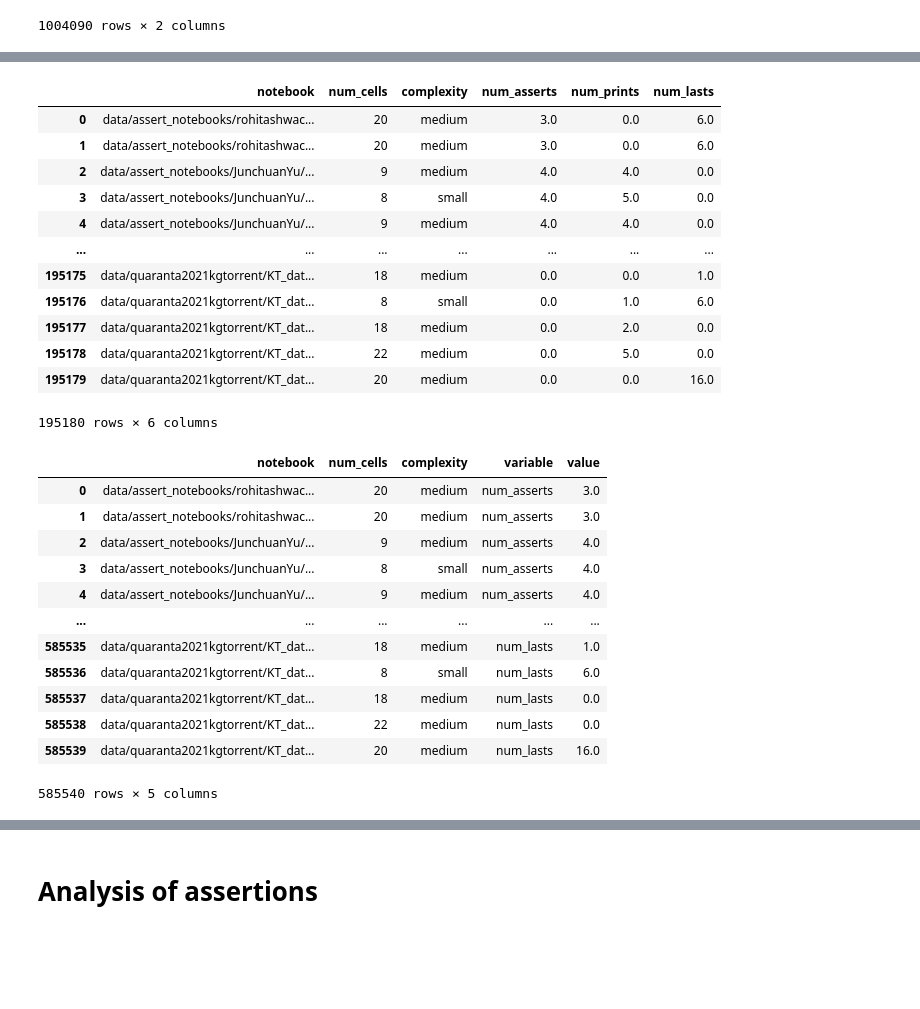
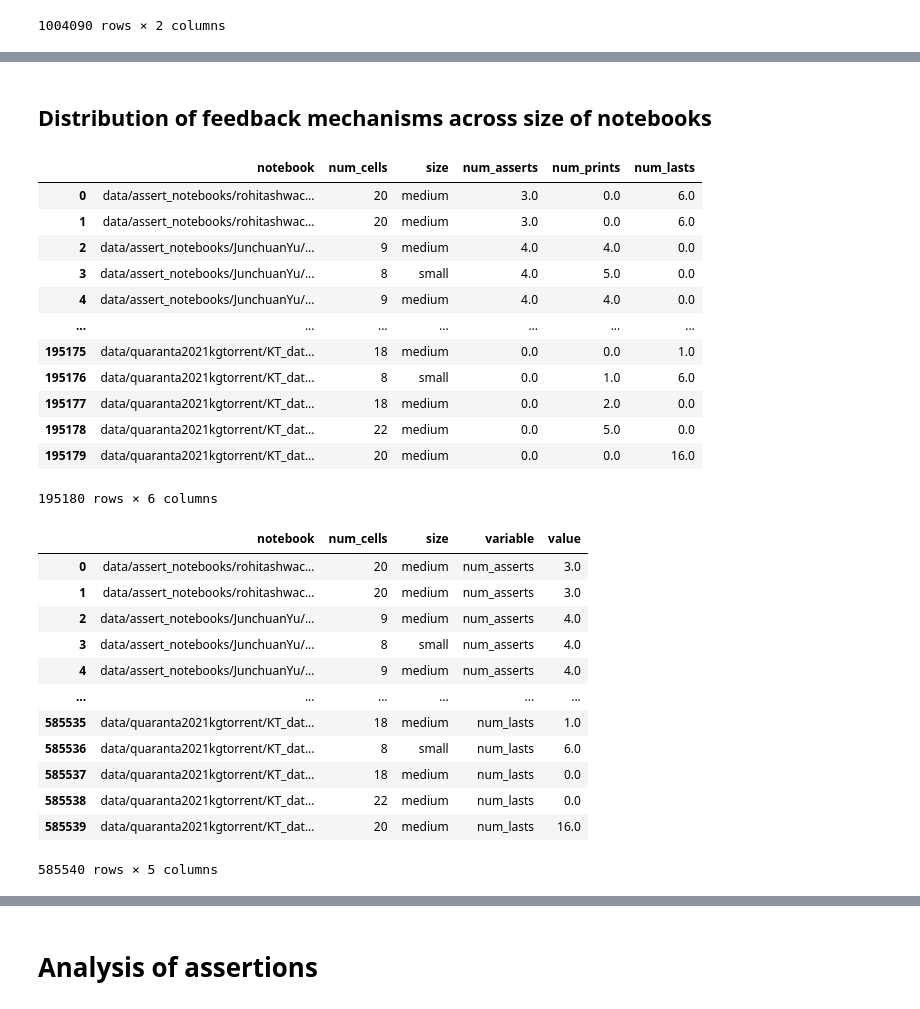
Before and after one commit to arumoy-shome/shome2023notebook, a Jupyter notebook: notebooks/analysis.ipynb, the cells around one changed output, grey strips where cells are left out. Drawn from its saved outputs; the diff is of its cells as text; code cells hidden in the pictures; blank space fills up the shorter version.

```diff
--- a/notebooks/analysis.ipynb
+++ b/notebooks/analysis.ipynb
@@ -19,8 +15,8 @@ stats = pd.read_csv(
 ).reset_index(drop=True)
 stats = stats.loc[stats["num_cells"] > 0].reset_index(drop=True)
 
-def assign_complexity(value, p25, p75):
-    """Assign complexity based on percentile thresholds of `num_cells`"""
+def assign_size(value, p25, p75):
+    """Assign size based on percentile thresholds of `num_cells`"""
     if value <= p25:
         return "small"
     elif value <= p75:
@@ -33,6 +29,6 @@ p25 = stats['num_cells'].quantile(0.25)
 p75 = stats['num_cells'].quantile(0.75)
 
 # Create new bin column
-stats['complexity'] = stats['num_cells'].apply(lambda x: assign_complexity(x, p25, p75))
+stats['size'] = stats['num_cells'].apply(lambda x: assign_size(x, p25, p75))
 stats
 # %% [output]
@@ -142,3 +203,5 @@ I expect that last statements have an even distribution, but it would be interes
+# %% [markdown]
+## Distribution of feedback mechanisms across size of notebooks
 # %%
 notebook_asserts = asserts.groupby('notebook').size().reset_index(name='num_asserts')
 stats = stats.merge(notebook_asserts, on='notebook', how='left')
@@ -154,7 +217,7 @@ stats['num_lasts'] = stats['num_lasts'].fillna(0)
 
 stats
 # %% [output]
-|  | notebook | num_cells | complexity | num_asserts | num_prints | num_lasts |
+|  | notebook | num_cells | size | num_asserts | num_prints | num_lasts |
 | 0 | data/assert_notebooks/rohitashwac... | 20 | medium | 3.0 | 0.0 | 6.0 |
 | 1 | data/assert_notebooks/rohitashwac... | 20 | medium | 3.0 | 0.0 | 6.0 |
 | 2 | data/assert_notebooks/JunchuanYu/... | 9 | medium | 4.0 | 4.0 | 0.0 |
@@ -169,12 +232,12 @@ stats
 195180 rows × 6 columns
 # %%
 melted = stats.melt(
-    id_vars=["notebook", "complexity"],
+    id_vars=["notebook", "num_cells", "size"],
     value_vars=["num_asserts", "num_prints", "num_lasts"]
 )
 melted
 # %% [output]
-|  | notebook | num_cells | complexity | variable | value |
+|  | notebook | num_cells | size | variable | value |
 | 0 | data/assert_notebooks/rohitashwac... | 20 | medium | num_asserts | 3.0 |
 | 1 | data/assert_notebooks/rohitashwac... | 20 | medium | num_asserts | 3.0 |
 | 2 | data/assert_notebooks/JunchuanYu/... | 9 | medium | num_asserts | 4.0 |
```
Also changed, not shown: parts of 18 cells of this notebook, 3 other files.
